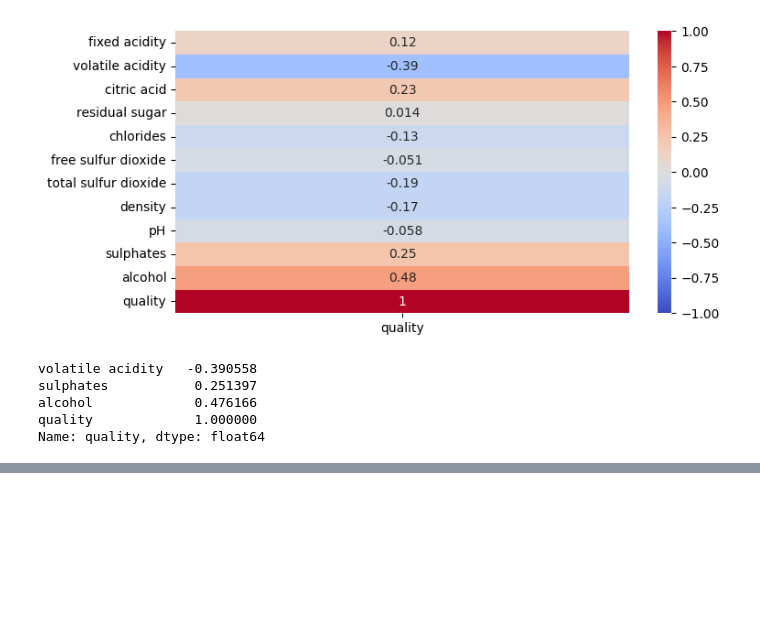
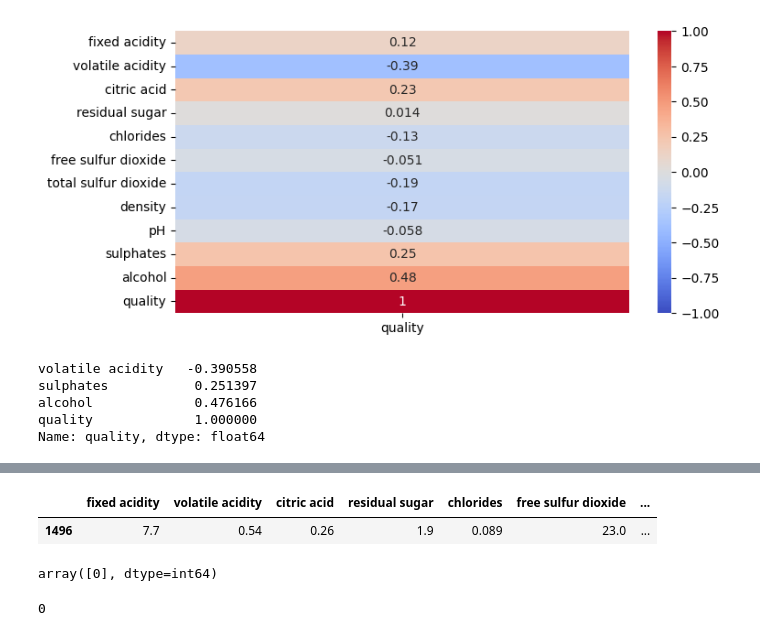
Before and after one commit to k26rahul/ML-Projects-Siddhardhan, a Jupyter notebook: Wine-Quality-Prediction/Wine-Quality-Prediction.ipynb, the cells around one changed output, grey strips where cells are left out. Drawn from its saved outputs; the diff is of its cells as text; code cells hidden in the pictures; blank space fills up the shorter version.

```diff
--- a/Wine-Quality-Prediction/Wine-Quality-Prediction.ipynb
+++ b/Wine-Quality-Prediction/Wine-Quality-Prediction.ipynb
@@ -138,0 +175,4 @@ Name: quality, dtype: float64
+# %%
+y = y.apply(lambda y: 1 if y >= 7 else 0)
+
+y.value_counts()
@@ -138,0 +186,3 @@ Name: quality, dtype: float64
+# %%
+X_train, X_test, y_train, y_test = train_test_split(
+    X, y, test_size=0.2, stratify=y, random_state=2)
@@ -138,0 +238,11 @@ Name: quality, dtype: float64
+# %%
+X_test.iloc[:1]
+# %% [output]
+|  | fixed acidity | volatile acidity | citric acid | residual sugar | chlorides | free sulfur dioxide | ... |
+| 1496 | 7.7 | 0.54 | 0.26 | 1.9 | 0.089 | 23.0 | ... |
+# %%
+classifier.predict(X_test.iloc[:1])
+y_test.iloc[0]
+# %% [output]
+array([0], dtype=int64)
+0
```
Also changed, not shown: parts of 12 cells of this notebook.
